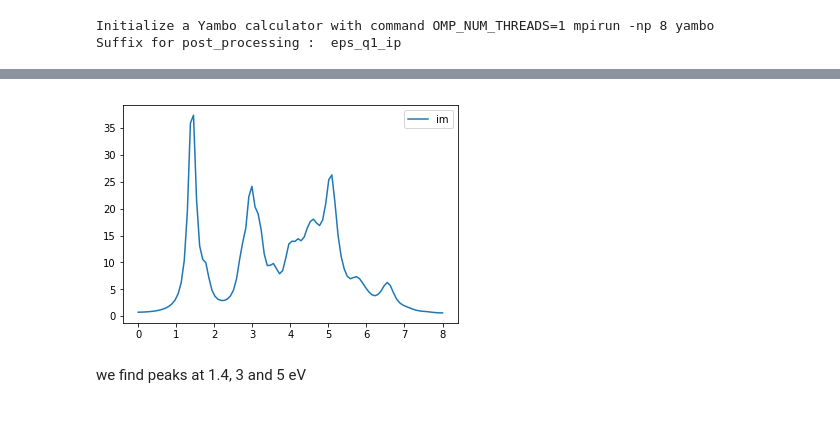
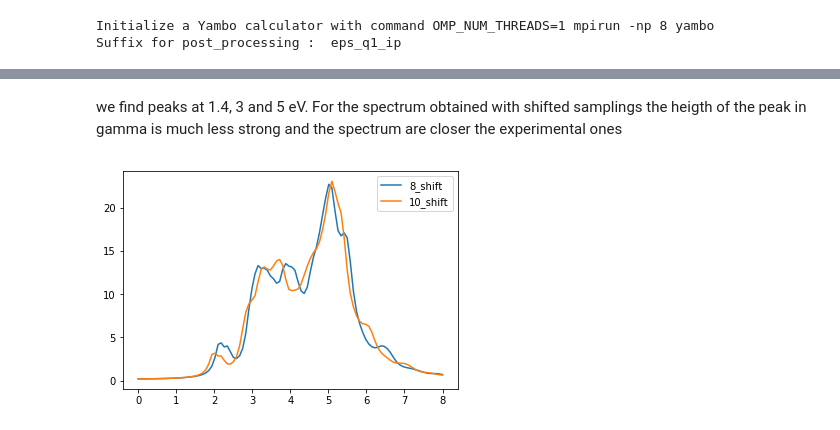
Before and after one commit to marcodalessandro76/Generation-and-decay-of-the-degree-of-spin-polarization-in-GaAs, a Jupyter notebook: Absorption_spectrum_ip.ipynb, the cells around one changed output, grey strips where cells are left out. Saved outputs shown, nothing was run; the diff lists cells and outputs as text; code cells hidden in the pictures.

```diff
--- a/Absorption_spectrum_ip.ipynb
+++ b/Absorption_spectrum_ip.ipynb
@@ -64,0 +98,2 @@ dict_keys(['E', 'Im', 'Re'])
+# %%
+ip_8_shift.run()
@@ -64,0 +105,2 @@ dict_keys(['E', 'Im', 'Re'])
+# %%
+ip_10_shift = D.Dataset(label='10_shift',run_dir='ip_spectrum_10_shift',pre_processing='yambo')
@@ -64,0 +126,2 @@ dict_keys(['E', 'Im', 'Re'])
+# %%
+ip_10_shift.run()
@@ -64,0 +133,5 @@ dict_keys(['E', 'Im', 'Re'])
+# %%
+res_8 = ip_8.results[0]
+res_10 = ip_10.results[0]
+res_8_shift = ip_8_shift.results[0]
+res_10_shift = ip_10_shift.results[0]
@@ -65,9 +148,9 @@ dict_keys(['E', 'Im', 'Re'])
+# %% [markdown]
+we find peaks at 1.4, 3 and 5 eV. For the spectrum obtained with shifted samplings the heigth of the peak in gamma is much less strong and the spectrum are closer the experimental ones
 # %%
-plt.plot(res.E,res.Im,label='im')
-#plt.plot(res.E,res.Re,label='re')
+plt.plot(res_8_shift.E,res_8_shift.Im,label='8_shift')
+plt.plot(res_10_shift.E,res_10_shift.Im,label='10_shift')
 plt.legend()
 plt.show()
 # %% [output]
-[figure, old version]
+[figure, new version]
-# %% [markdown]
-we find peaks at 1.4, 3 and 5 eV
```
Also changed, not shown: parts of 30 cells of this notebook, 2 other files.
